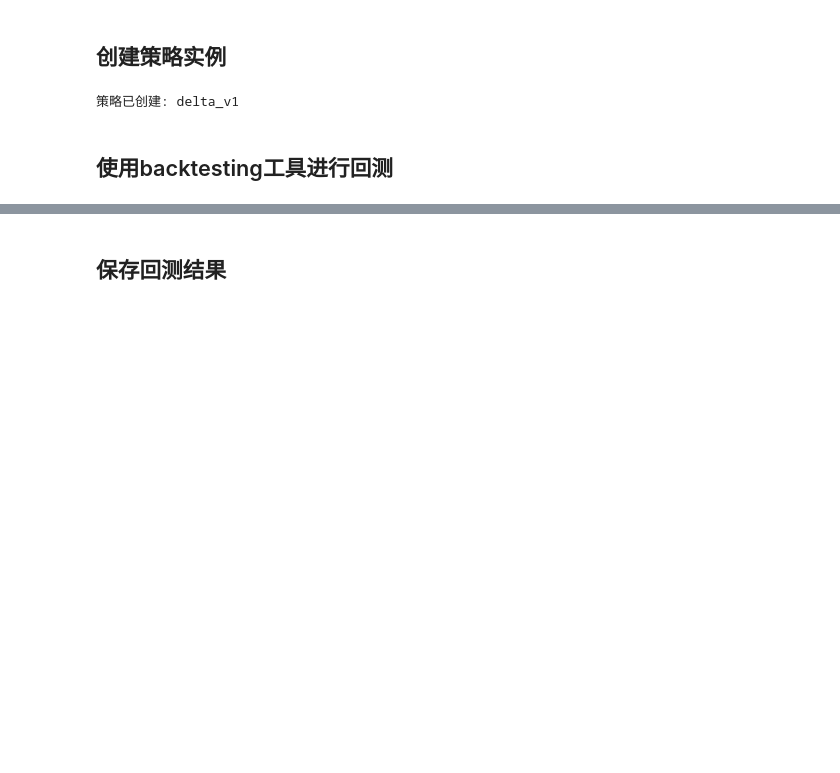
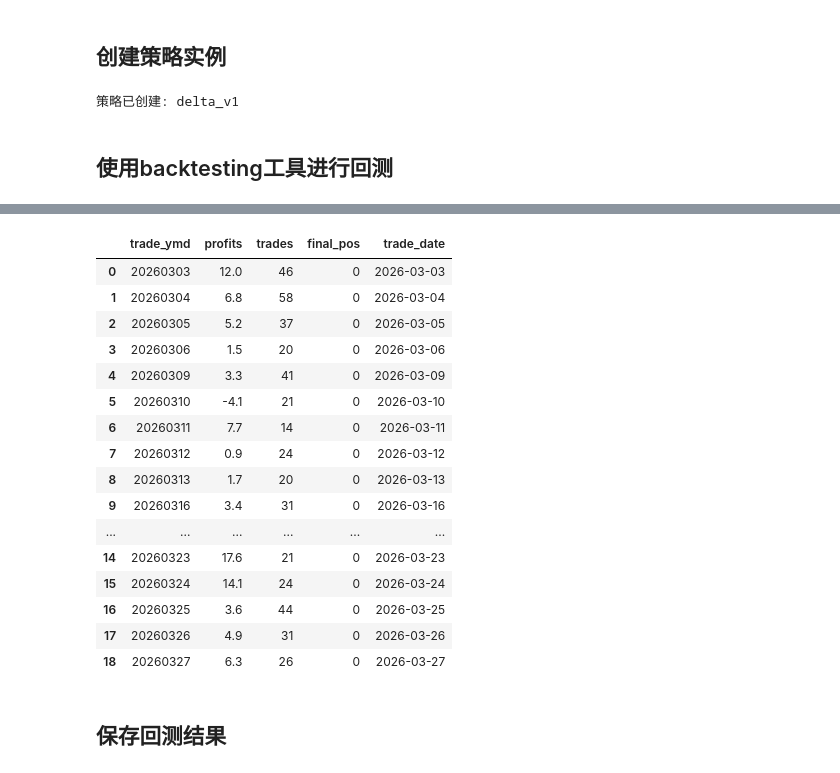
Before and after one commit to artinsophia/Quant-Intern-2026, a Jupyter notebook: delta/demo.ipynb, the cells around one changed output, grey strips where cells are left out. Cells and saved outputs as stored; diff of their text form; code cells hidden in the pictures; blank space fills up the shorter version.

```diff
--- a/delta/demo.ipynb
+++ b/delta/demo.ipynb
@@ -224,3 +222,24 @@ instrument_id 511090
+# %%
+with pd.option_context('display.max_rows', None, 'display.max_columns', None):
+    display(result_df)
+# %% [output]
+|  | trade_ymd | profits | trades | final_pos | trade_date |
+| 0 | 20260303 | 12.0 | 46 | 0 | 2026-03-03 |
+| 1 | 20260304 | 6.8 | 58 | 0 | 2026-03-04 |
+| 2 | 20260305 | 5.2 | 37 | 0 | 2026-03-05 |
+| 3 | 20260306 | 1.5 | 20 | 0 | 2026-03-06 |
+| 4 | 20260309 | 3.3 | 41 | 0 | 2026-03-09 |
+| 5 | 20260310 | -4.1 | 21 | 0 | 2026-03-10 |
+| 6 | 20260311 | 7.7 | 14 | 0 | 2026-03-11 |
+| 7 | 20260312 | 0.9 | 24 | 0 | 2026-03-12 |
+| 8 | 20260313 | 1.7 | 20 | 0 | 2026-03-13 |
+| 9 | 20260316 | 3.4 | 31 | 0 | 2026-03-16 |
+| ... | ... | ... | ... | ... | ... |
+| 14 | 20260323 | 17.6 | 21 | 0 | 2026-03-23 |
+| 15 | 20260324 | 14.1 | 24 | 0 | 2026-03-24 |
+| 16 | 20260325 | 3.6 | 44 | 0 | 2026-03-25 |
+| 17 | 20260326 | 4.9 | 31 | 0 | 2026-03-26 |
+| 18 | 20260327 | 6.3 | 26 | 0 | 2026-03-27 |
 # %% [markdown]
 ## 保存回测结果
 # %%
```
Also changed, not shown: parts of 11 cells of this notebook.
